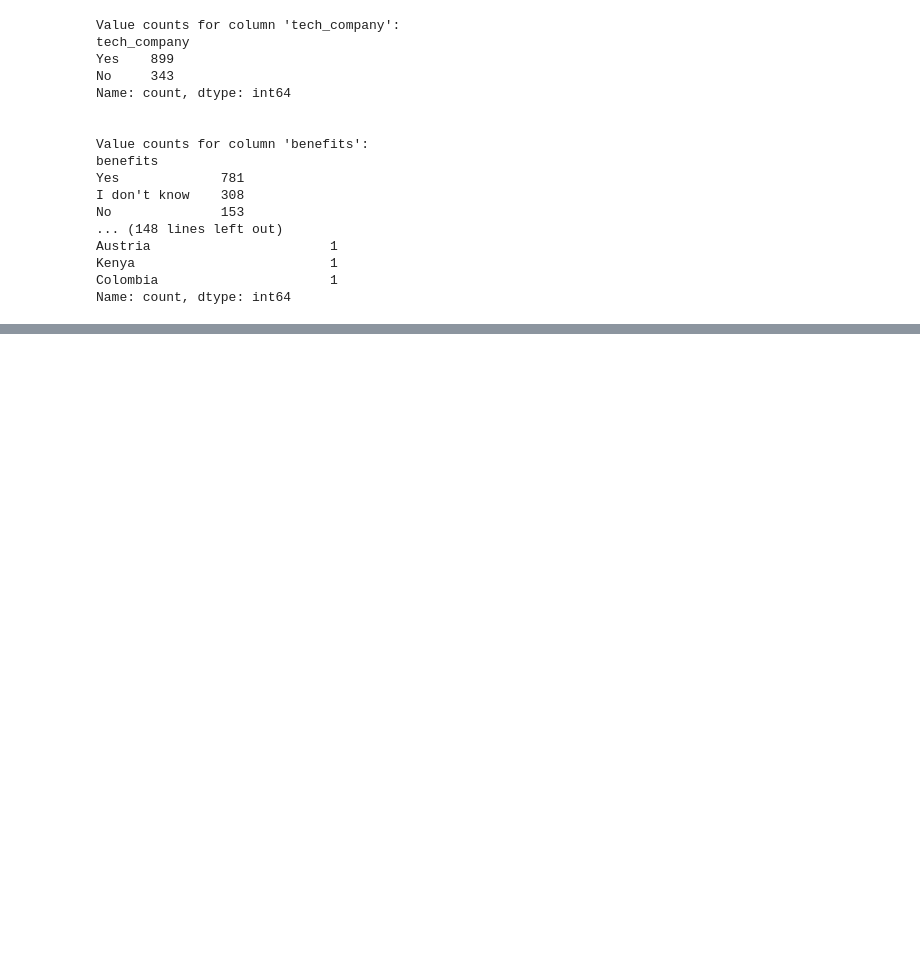
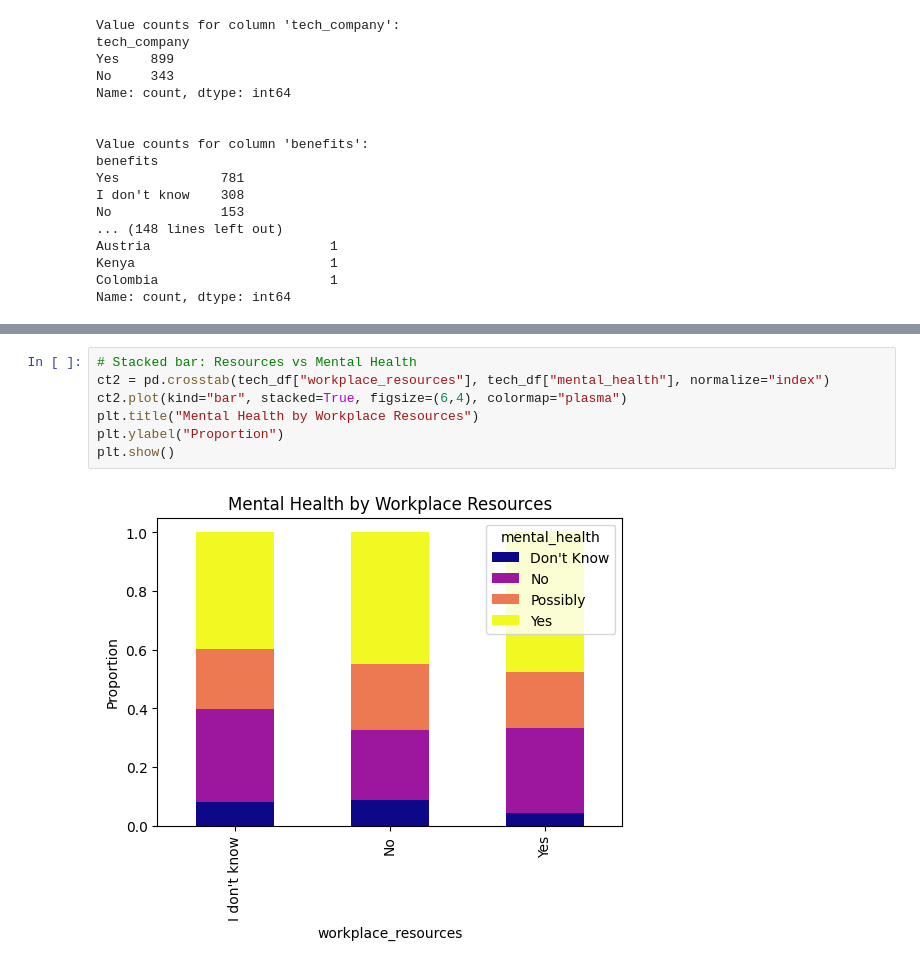
Before and after one commit to aladenisun/MSAAI_500_FinalProject, a Jupyter notebook: Mental_Health_and_Tech.ipynb, the cells around one changed output, grey strips where cells are left out. Drawn from its saved outputs; the diff is of its cells as text; blank space fills up the shorter version.

```diff
--- a/Mental_Health_and_Tech.ipynb
+++ b/Mental_Health_and_Tech.ipynb
@@ -96,0 +112,9 @@ Name: count, dtype: int64
+# %%
+# Stacked bar: Resources vs Mental Health
+ct2 = pd.crosstab(tech_df["workplace_resources"], tech_df["mental_health"], normalize="index")
+ct2.plot(kind="bar", stacked=True, figsize=(6,4), colormap="plasma")
+plt.title("Mental Health by Workplace Resources")
+plt.ylabel("Proportion")
+plt.show()
+# %% [output]
+[figure, added]
```
Also changed, not shown: parts of 6 cells of this notebook.
